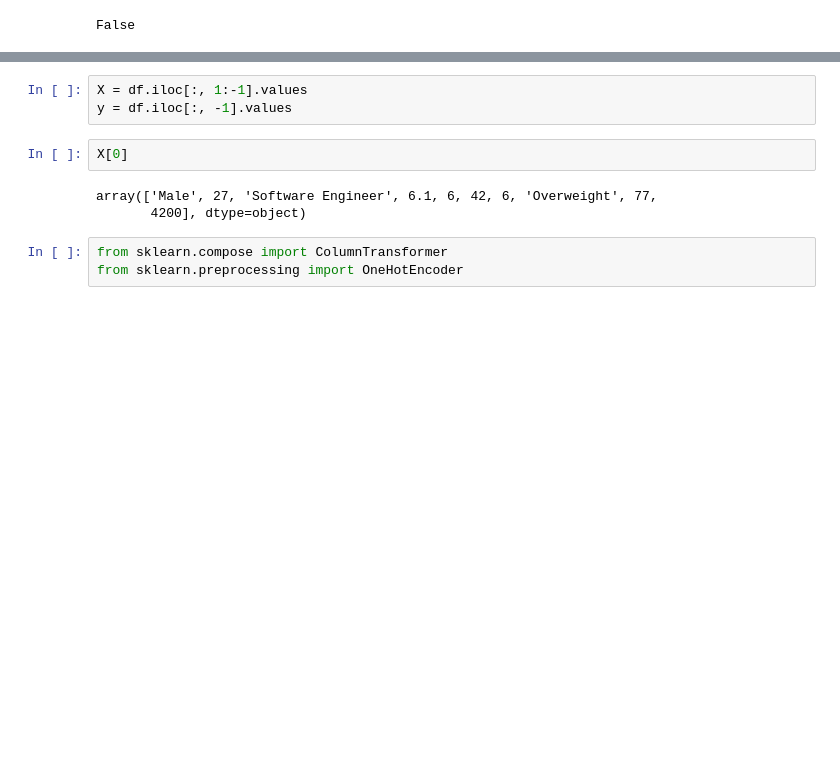
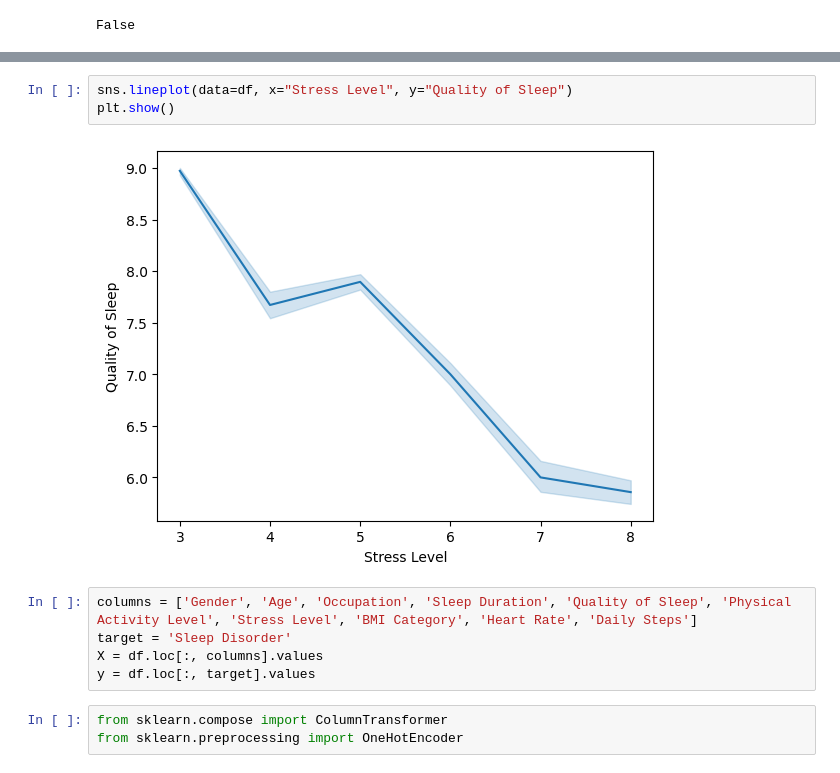
Before and after one commit to marcelo-soares-souza/Trabalho-PUC-MG, a Jupyter notebook: analysis.ipynb, the cells around one changed output, grey strips where cells are left out. Saved outputs shown, nothing was run; the diff lists cells and outputs as text; blank space fills up the shorter version.

```diff
--- a/analysis.ipynb
+++ b/analysis.ipynb
@@ -67,11 +78,13 @@ plt.plot()
+# %%
+sns.lineplot(data=df, x="Stress Level", y="Quality of Sleep")
+plt.show()
+# %% [output]
+[figure, added]
 # %%
-X = df.iloc[:, 1:-1].values
-y = df.iloc[:, -1].values
+columns = ['Gender', 'Age', 'Occupation', 'Sleep Duration', 'Quality of Sleep', 'Physical Activity Level', 'Stress Level', 'BMI Category', 'Heart Rate', 'Daily Steps']
+target = 'Sleep Disorder'
+X = df.loc[:, columns].values
+y = df.loc[:, target].values
-# %%
-X[0]
-# %% [output]
-array(['Male', 27, 'Software Engineer', 6.1, 6, 42, 6, 'Overweight', 77,
-       4200], dtype=object)
 # %%
 from sklearn.compose import ColumnTransformer
 from sklearn.preprocessing import OneHotEncoder
```
Also changed, not shown: parts of 9 cells of this notebook.
